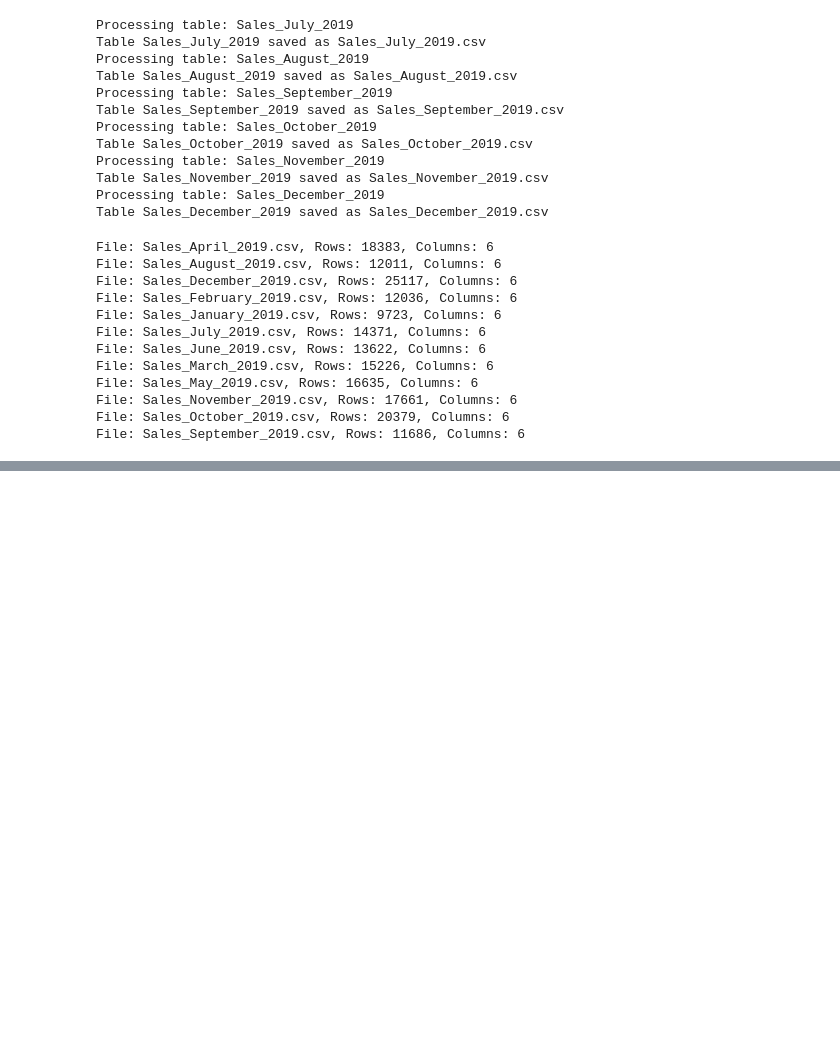
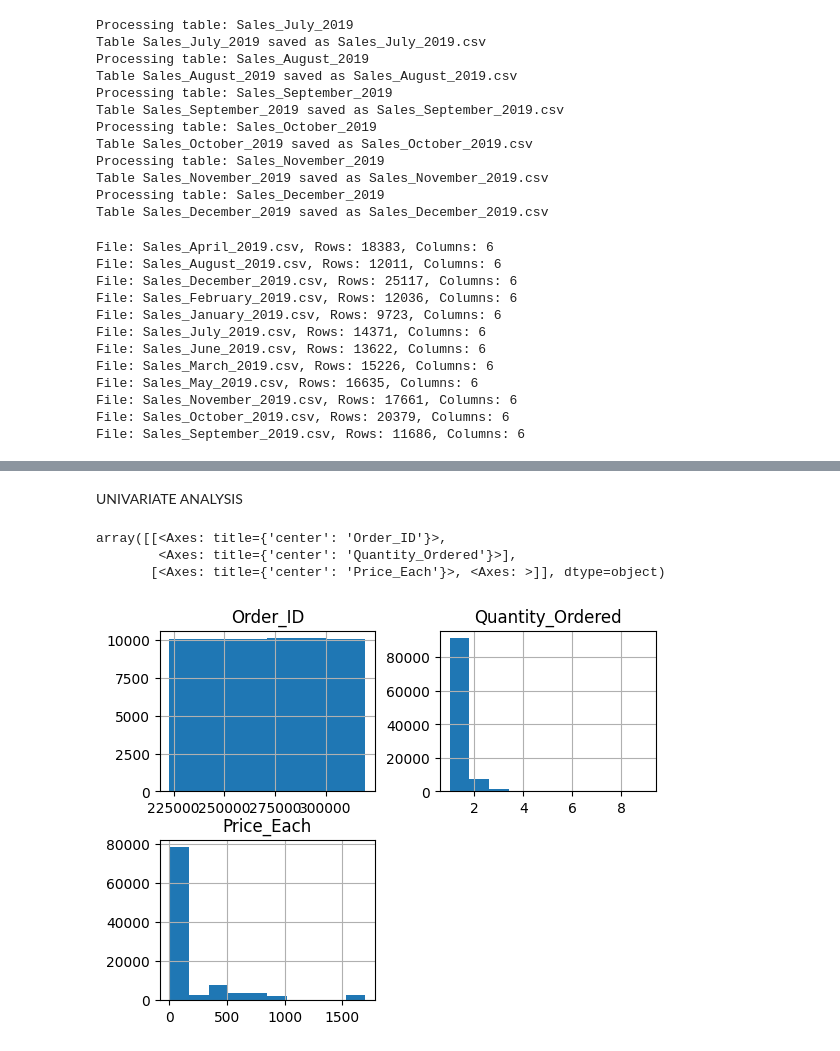
Before and after one commit to rmaritim/PRODIGY-DS-01, a Jupyter notebook: main.ipynb, the cells around one changed output, grey strips where cells are left out. Saved outputs shown, nothing was run; the diff lists cells and outputs as text; code cells hidden in the pictures; blank space fills up the shorter version.

```diff
--- a/main.ipynb
+++ b/main.ipynb
@@ -123,0 +271,10 @@ File: Sales_September_2019.csv, Rows: 11686, Columns: 6
+# %% [markdown]
+UNIVARIATE ANALYSIS
+# %%
+# plot histogram on the numerical columns
+combined_df.hist()
+# %% [output]
+array([[<Axes: title={'center': 'Order_ID'}>,
+        <Axes: title={'center': 'Quantity_Ordered'}>],
+       [<Axes: title={'center': 'Price_Each'}>, <Axes: >]], dtype=object)
+[figure, added]
```
Also changed, not shown: parts of 15 cells of this notebook.
